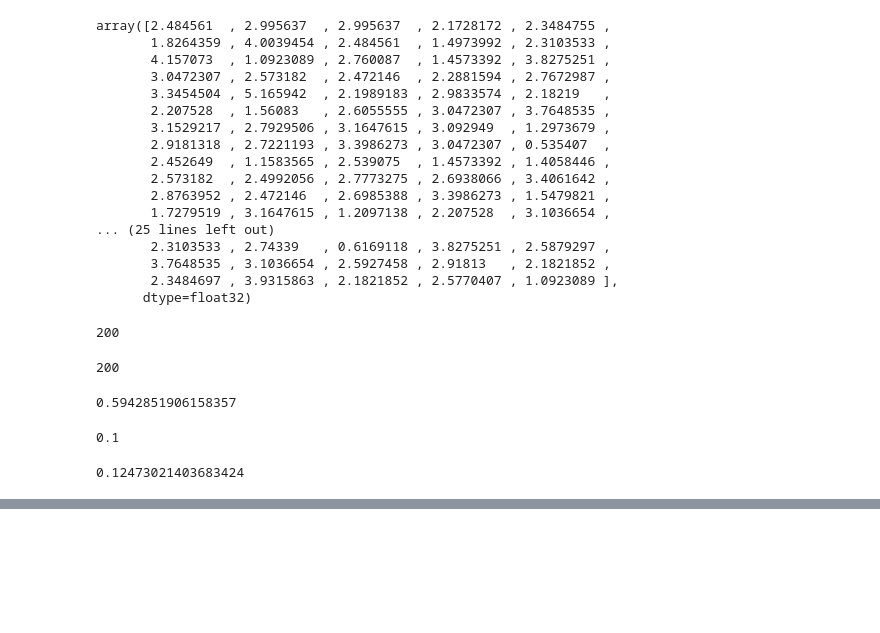
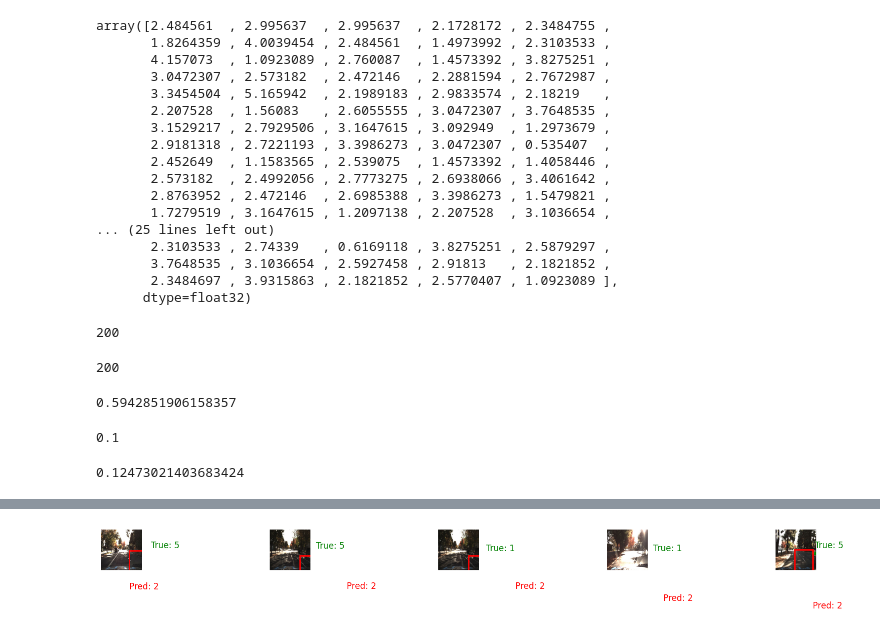
Before and after one commit to Sushrina-Dhakal/imagenet, a Jupyter notebook: training.ipynb, the cells around one changed output, grey strips where cells are left out. Cells and saved outputs as stored; diff of their text form; code cells hidden in the pictures; blank space fills up the shorter version.

Commit message:
Added visualization prediction

```diff
--- a/training.ipynb
+++ b/training.ipynb
@@ -268,3 +268,67 @@ recall
 f1
 # %% [output]
 0.12473021403683424
+# %%
+import matplotlib.pyplot as plt
+import matplotlib.patches as patches
+from PIL import Image
+import tensorflow as tf
+
+def visualize_predictions(images, predictions, true_labels, num_images=5):
+    plt.figure(figsize=(15, 15))
+
+    for i in range(num_images):
+        # Get the image and the corresponding predictions
+        img = images[i].astype("uint8")
+        pred_bbox = predictions[i][:4] * 224  # scale up to the original image size
+        pred_class_id = predictions[i][4]
+
+        true_bbox = true_labels[i][:4] * 224
+        true_class_id = true_labels[i][4]
+
+        # Display the image
+        plt.subplot(1, num_images, i + 1)
+        plt.imshow(img)
+
+        # Create bounding box for prediction
+        pred_rect = patches.Rectangle(
+            (pred_bbox[0], pred_bbox[2]),  # (xmin, ymin)
+            pred_bbox[1] - pred_bbox[0],  # width
+            pred_bbox[3] - pred_bbox[2],  # height
+            linewidth=2,
+            edgecolor='r',
+            facecolor='none',
+            label=f'Predicted: {pred_class_id}',
+        )
+
+        # Create bounding box for true label
+        true_rect = patches.Rectangle(
+            (true_bbox[0], true_bbox[2]),  # (xmin, ymin)
+            true_bbox[1] - true_bbox[0],  # width
+            true_bbox[3] - true_bbox[2],  # height
+            linewidth=2,
+            edgecolor='g',
+            facecolor='none',
+            label=f'True: {true_class_id}',
+        )
+
+        # Add the rectangles to the plot
+        ax = plt.gca()
+        ax.add_patch(pred_rect)
+        ax.add_patch(true_rect)
+
+        # Add the class label
+        plt.text(pred_bbox[0], pred_bbox[2] - 10, f'Pred: {int(pred_class_id)}', color='red', fontsize=12)
+        plt.text(true_bbox[0], true_bbox[2] - 25, f'True: {int(true_class_id)}', color='green', fontsize=12)
+
+        plt.axis('off')
+
+    plt.tight_layout()
+    plt.show()
+
+# Predict the bounding boxes and class labels for the test images
+predictions = model.predict(test_images)
+
+# Visualize the predictions
+visualize_predictions(test_images, predictions, test_labels)
+# %% [output]
@@ -270,0 +336 @@ f1
+[figure, added]
```
Also changed, not shown: parts of 1 cell of this notebook.
